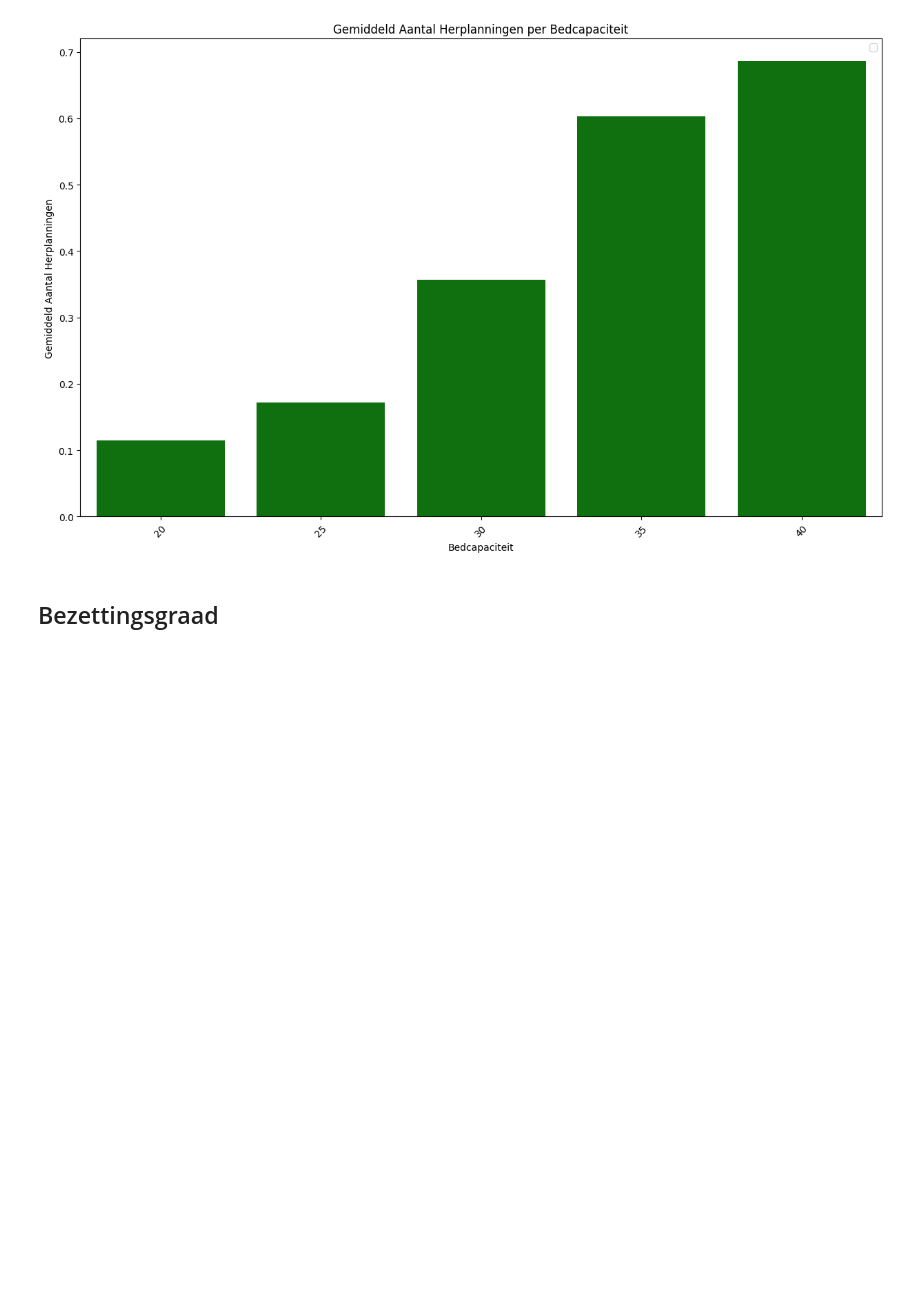
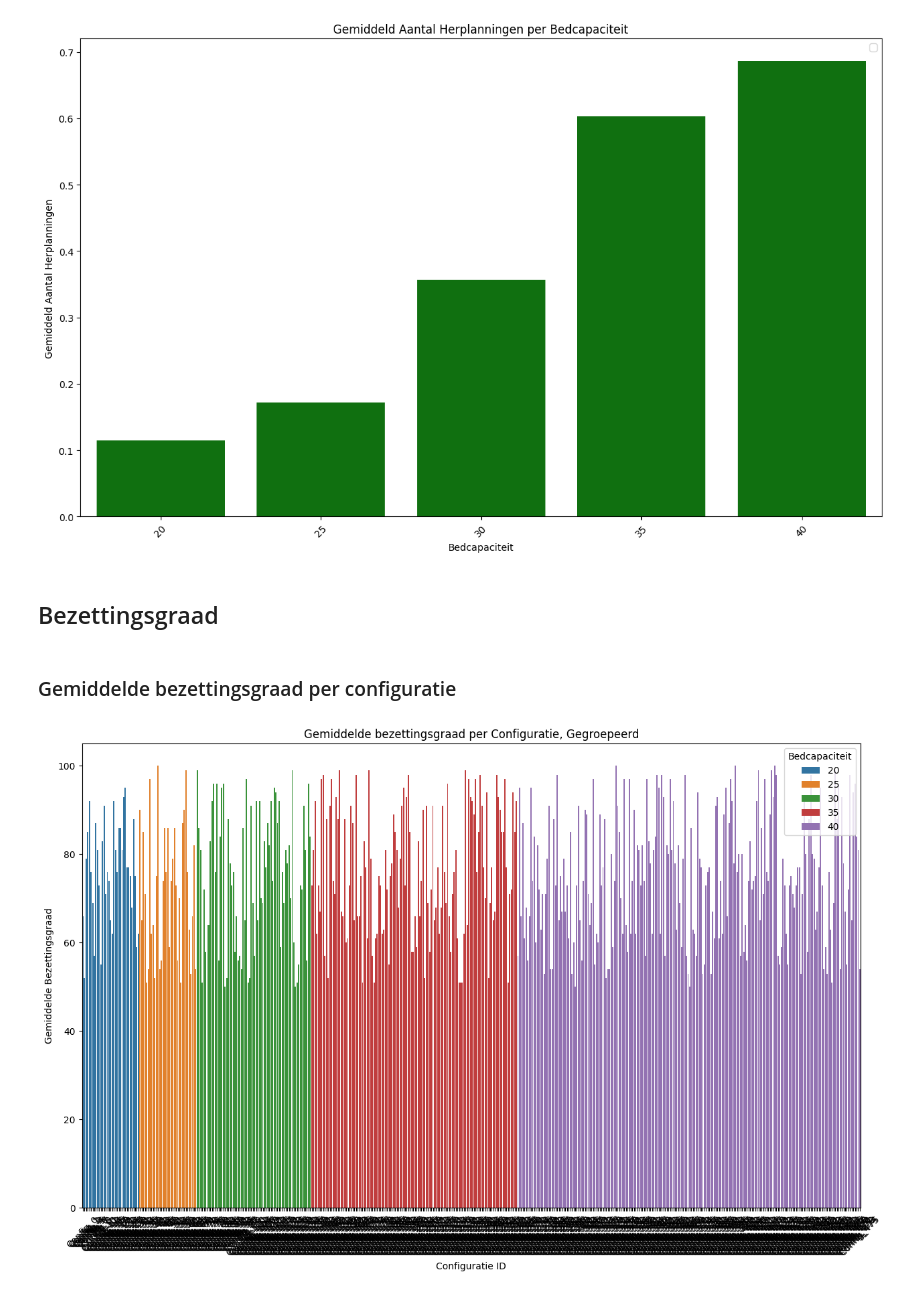
Before and after one commit to FabianTrapman/Project_BOG, a Jupyter notebook: Data Analysis.ipynb, the cells around one changed output. Saved outputs shown, nothing was run; the diff lists cells and outputs as text; code cells hidden in the pictures; blank space fills up the shorter version.

Commit message:
Bezettingsgraad Analysis

```diff
--- a/Data Analysis.ipynb
+++ b/Data Analysis.ipynb
@@ -289,3 +289,13 @@ No artists with labels found to put in legend.  Note that artists whose label st
 [figure]
 # %% [markdown]
 ## Bezettingsgraad
+# %% [markdown]
+### Gemiddelde bezettingsgraad per configuratie
+# %%
+df['Bezettingsgraad'] = df['Bezettingsgraad'].str.rstrip('%').astype('float')
+create_barchart(df, x_col='Configuratie_ID', y_col='Bezettingsgraad',
+                hue='Bedcapaciteit',
+                title='Gemiddelde bezettingsgraad per Configuratie, Gegroepeerd',
+                xlabel='Configuratie ID', ylabel='Gemiddelde Bezettingsgraad')
+# %% [output]
+[figure, added]
```
Also changed, not shown: parts of 2 cells of this notebook.
